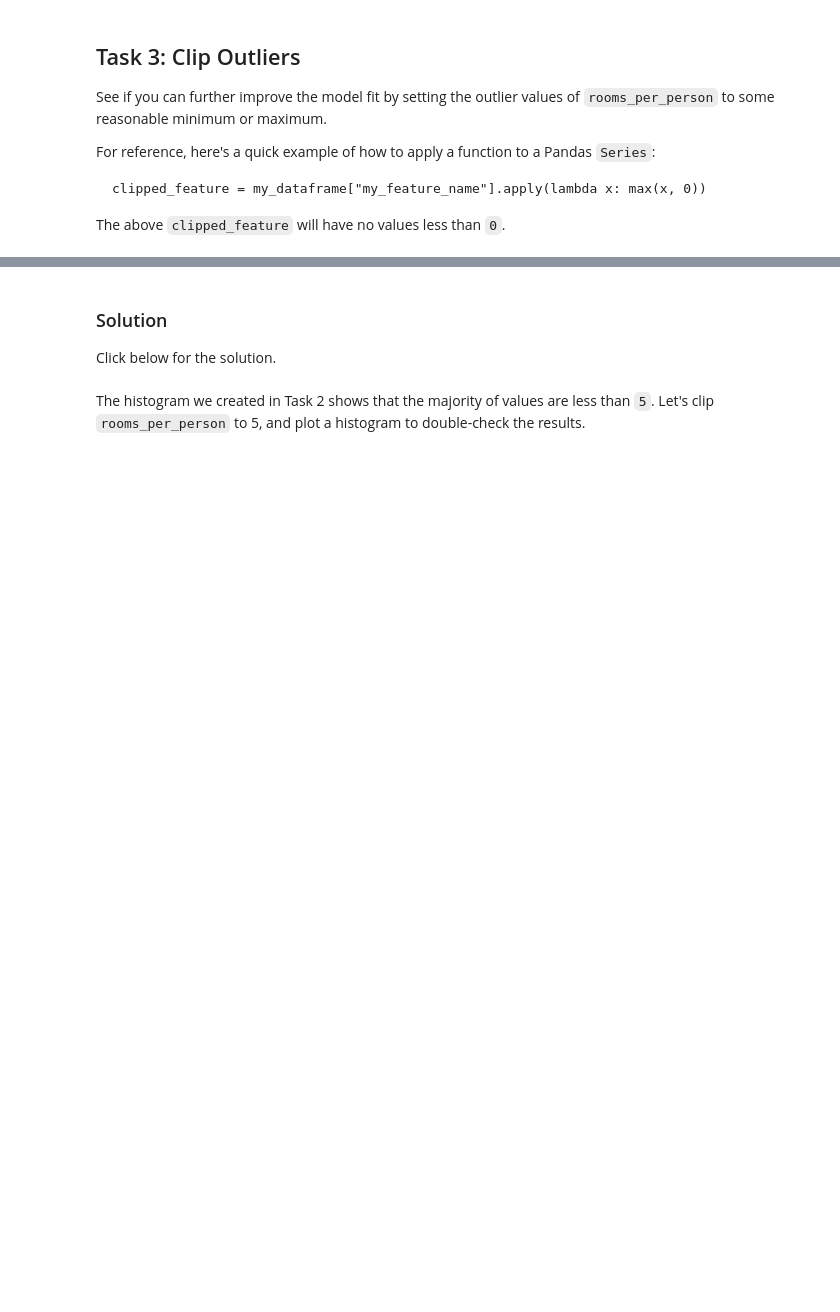
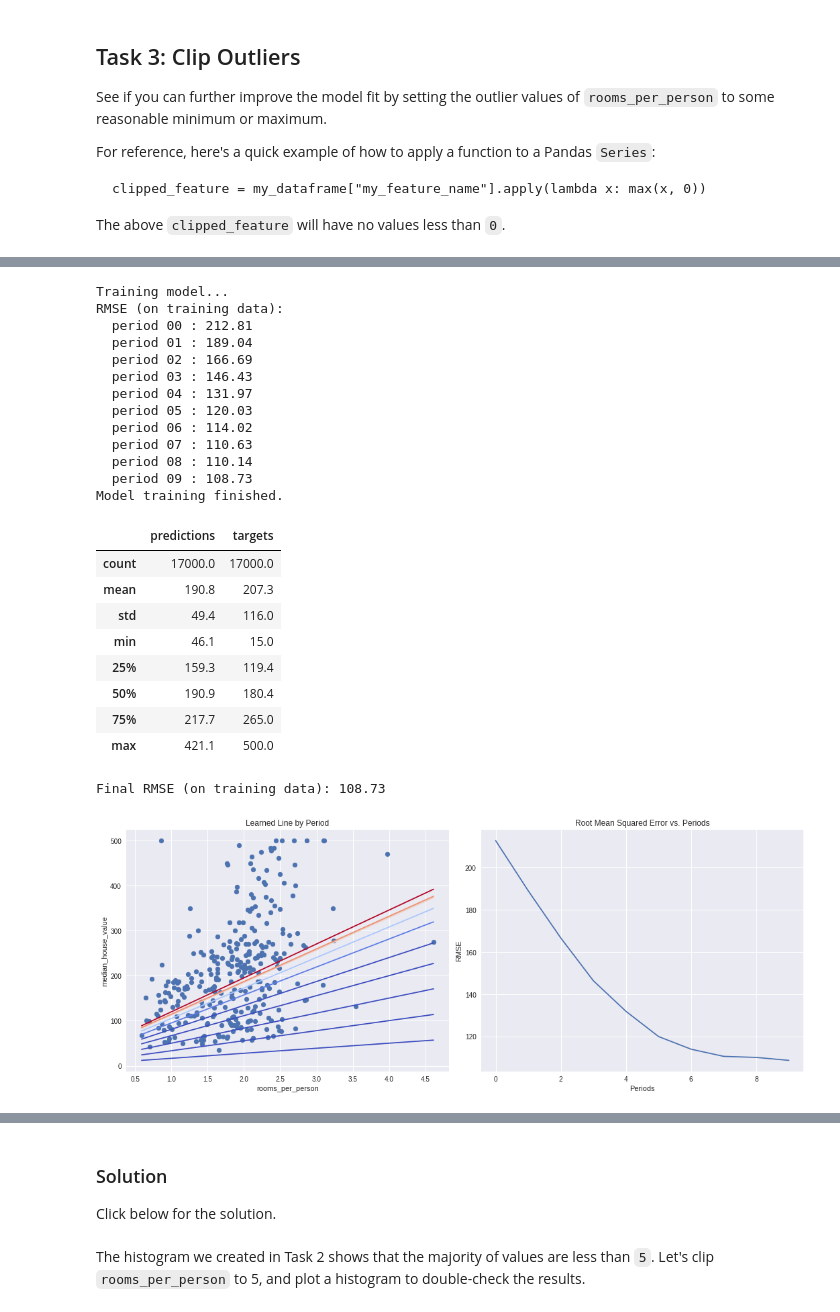
Before and after one commit to ArnabG99/Assignment-5, a Jupyter notebook: synthetic_features_and_outliers.ipynb, the cells around one changed output, grey strips where cells are left out. Cells and saved outputs as stored; diff of their text form; code cells hidden in the pictures; blank space fills up the shorter version.

```diff
--- a/synthetic_features_and_outliers.ipynb
+++ b/synthetic_features_and_outliers.ipynb
@@ -263,0 +345,31 @@ The above `clipped_feature` will have no values less than `0`.
+# %%
+calibration_data = train_model(
+    learning_rate=0.05,
+    steps=500,
+    batch_size=5,
+    input_feature="rooms_per_person")
+# %% [output]
+Training model...
+RMSE (on training data):
+  period 00 : 212.81
+  period 01 : 189.04
+  period 02 : 166.69
+  period 03 : 146.43
+  period 04 : 131.97
+  period 05 : 120.03
+  period 06 : 114.02
+  period 07 : 110.63
+  period 08 : 110.14
+  period 09 : 108.73
+Model training finished.
+|  | predictions | targets |
+| count | 17000.0 | 17000.0 |
+| mean | 190.8 | 207.3 |
+| std | 49.4 | 116.0 |
+| min | 46.1 | 15.0 |
+| 25% | 159.3 | 119.4 |
+| 50% | 190.9 | 180.4 |
+| 75% | 217.7 | 265.0 |
+| max | 421.1 | 500.0 |
+Final RMSE (on training data): 108.73
+[figure, added]
```
Also changed, not shown: parts of 13 cells of this notebook.
